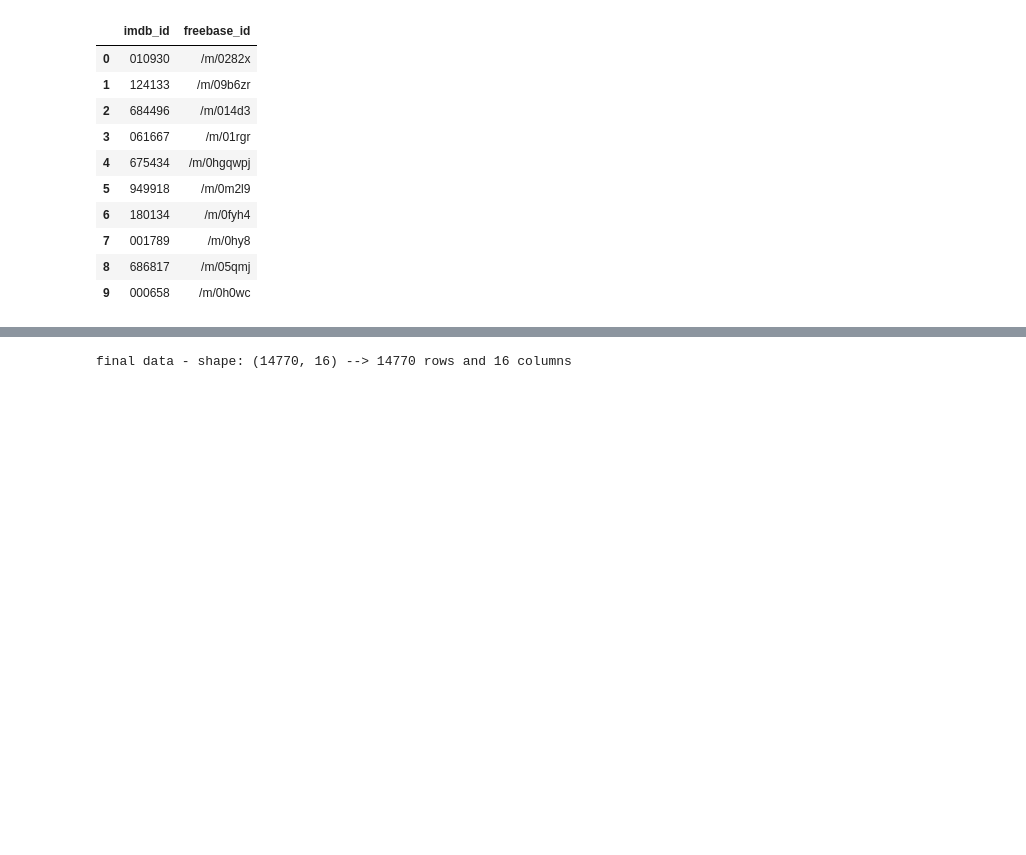
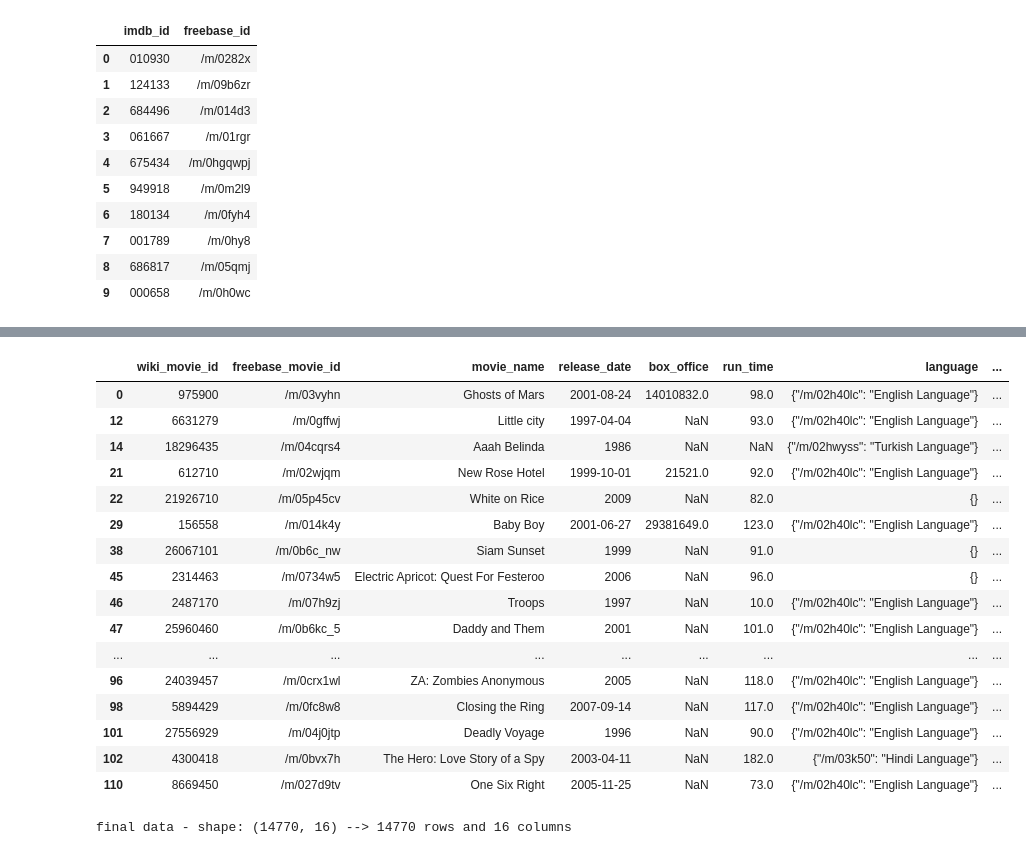
Before and after one commit to epfl-ada/ada-2024-project-gear5, a Jupyter notebook: results.ipynb, the cells around one changed output, grey strips where cells are left out. Cells and saved outputs as stored; diff of their text form; code cells hidden in the pictures; blank space fills up the shorter version.

```diff
--- a/results.ipynb
+++ b/results.ipynb
@@ -233,3 +216,27 @@ filtered_final_data.head(20)
+# %%
+filtered_final_data = final_data.dropna(subset=['imdbId'])
+# Drop the rows with empty country lists as well as languages in order to perform analysis
+filtered_final_data = filtered_final_data.dropna(subset=['country_origin'])
+filtered_final_data = filtered_final_data.dropna(subset=['language'])
+filtered_final_data.head(20)
+# %% [output]
+|  | wiki_movie_id | freebase_movie_id | movie_name | release_date | box_office | run_time | language | ... |
+| 0 | 975900 | /m/03vyhn | Ghosts of Mars | 2001-08-24 | 14010832.0 | 98.0 | {"/m/02h40lc": "English Language"} | ... |
+| 12 | 6631279 | /m/0gffwj | Little city | 1997-04-04 | NaN | 93.0 | {"/m/02h40lc": "English Language"} | ... |
+| 14 | 18296435 | /m/04cqrs4 | Aaah Belinda | 1986 | NaN | NaN | {"/m/02hwyss": "Turkish Language"} | ... |
+| 21 | 612710 | /m/02wjqm | New Rose Hotel | 1999-10-01 | 21521.0 | 92.0 | {"/m/02h40lc": "English Language"} | ... |
+| 22 | 21926710 | /m/05p45cv | White on Rice | 2009 | NaN | 82.0 | {} | ... |
+| 29 | 156558 | /m/014k4y | Baby Boy | 2001-06-27 | 29381649.0 | 123.0 | {"/m/02h40lc": "English Language"} | ... |
+| 38 | 26067101 | /m/0b6c_nw | Siam Sunset | 1999 | NaN | 91.0 | {} | ... |
+| 45 | 2314463 | /m/0734w5 | Electric Apricot: Quest For Festeroo | 2006 | NaN | 96.0 | {} | ... |
+| 46 | 2487170 | /m/07h9zj | Troops | 1997 | NaN | 10.0 | {"/m/02h40lc": "English Language"} | ... |
+| 47 | 25960460 | /m/0b6kc_5 | Daddy and Them | 2001 | NaN | 101.0 | {"/m/02h40lc": "English Language"} | ... |
+| ... | ... | ... | ... | ... | ... | ... | ... | ... |
+| 96 | 24039457 | /m/0crx1wl | ZA: Zombies Anonymous | 2005 | NaN | 118.0 | {"/m/02h40lc": "English Language"} | ... |
+| 98 | 5894429 | /m/0fc8w8 | Closing the Ring | 2007-09-14 | NaN | 117.0 | {"/m/02h40lc": "English Language"} | ... |
+| 101 | 27556929 | /m/04j0jtp | Deadly Voyage | 1996 | NaN | 90.0 | {"/m/02h40lc": "English Language"} | ... |
+| 102 | 4300418 | /m/0bvx7h | The Hero: Love Story of a Spy | 2003-04-11 | NaN | 182.0 | {"/m/03k50": "Hindi Language"} | ... |
+| 110 | 8669450 | /m/027d9tv | One Six Right | 2005-11-25 | NaN | 73.0 | {"/m/02h40lc": "English Language"} | ... |
 # %%
 print_df_size("final data", filtered_final_data)
 # %% [output]
```
Also changed, not shown: parts of 8 cells of this notebook, 2 other files.
